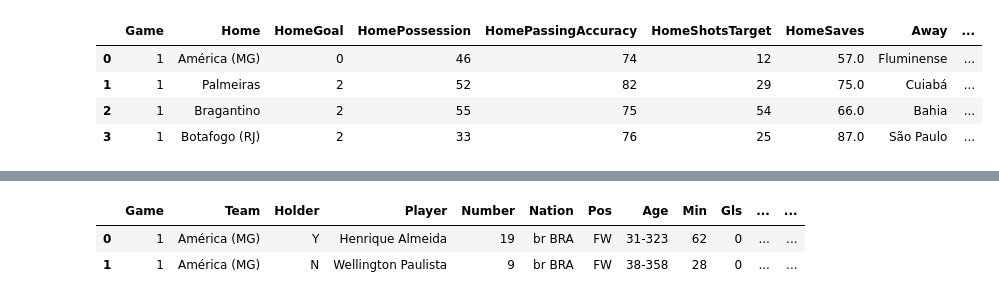
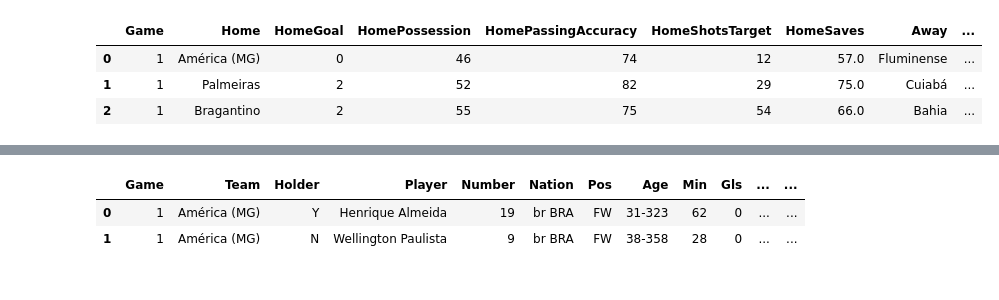
Before and after one commit to IgorScarpari/AI-System-for-Football-Analysis, a Jupyter notebook: AI System for Football Team Analysis.ipynb, the cells around one changed output, grey strips where cells are left out. Cells and saved outputs as stored; diff of their text form; code cells hidden in the pictures.

```diff
--- a/AI System for Football Team Analysis.ipynb
+++ b/AI System for Football Team Analysis.ipynb
@@ -12,9 +28,8 @@ df_Players = pd.read_excel('Brazilian_Players_Statistics.xlsx')
 # %%
-df_Teams.head(4)
+df_Teams.head(3)
 # %% [output]
 |  | Game | Home | HomeGoal | HomePossession | HomePassingAccuracy | HomeShotsTarget | HomeSaves | Away | ... |
 | 0 | 1 | América (MG) | 0 | 46 | 74 | 12 | 57.0 | Fluminense | ... |
 | 1 | 1 | Palmeiras | 2 | 52 | 82 | 29 | 75.0 | Cuiabá | ... |
 | 2 | 1 | Bragantino | 2 | 55 | 75 | 54 | 66.0 | Bahia | ... |
-| 3 | 1 | Botafogo (RJ) | 2 | 33 | 76 | 25 | 87.0 | São Paulo | ... |
 # %%
```
Also changed, not shown: parts of 9 cells of this notebook.
